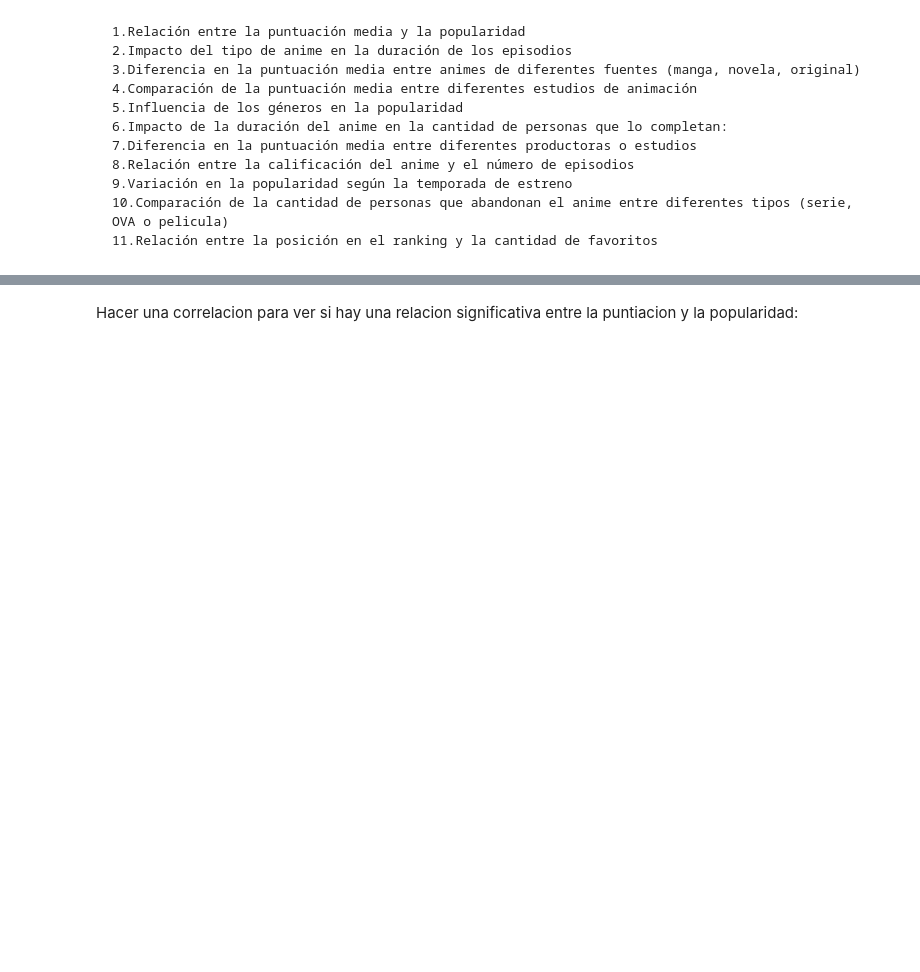
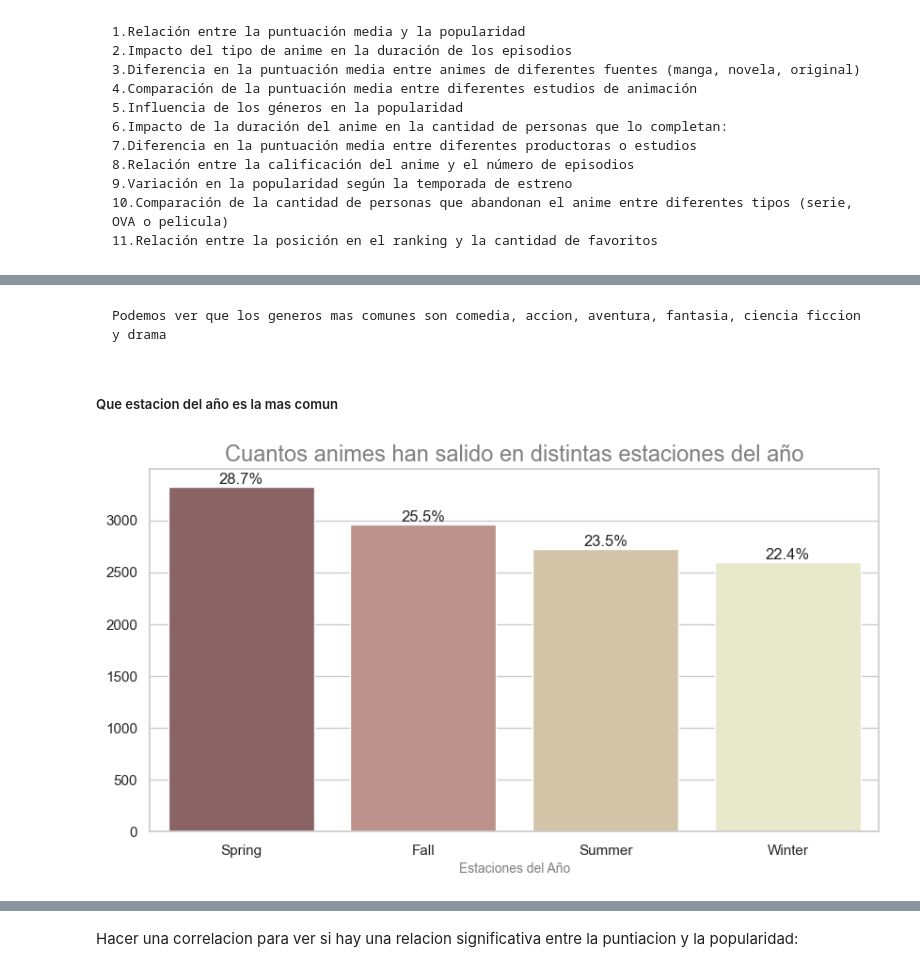
Before and after one commit to AmyGaarcia/DS_PT_09_2023, a Jupyter notebook: Data_Analysis/EDA/1-Definicion_EDA ANIME_no_terminado.ipynb, the cells around one changed output, grey strips where cells are left out. Drawn from its saved outputs; the diff is of its cells as text; code cells hidden in the pictures; blank space fills up the shorter version.

```diff
--- a/Data_Analysis/EDA/1-Definicion_EDA ANIME_no_terminado.ipynb
+++ b/Data_Analysis/EDA/1-Definicion_EDA ANIME_no_terminado.ipynb
@@ -456,15 +438,0 @@ array(['Spring', 'Fall', 'Summer', 'Winter', 'Unknown'], dtype=object)
-# %%
-season = anime_copia["Premiered"].value_counts()
-
-sns.set(style="whitegrid")
-plt.figure(figsize=(10, 5))
-sns.barplot(x=season.index, y=season.values, hue=season.index, palette="pastel")
-
-plt.title("Cuantos animes han salido en distintas estaciones del año", color = "Grey", fontsize = 17)
-plt.xlabel("Estaciones del Año", color = "Grey", fontsize = 10)
-
-# PONER EL RESULTADO ARRIBA DE CADA COLUMNA
-for i, value in enumerate(season.values):
-    plt.text(i, value + 0.1, str(value), ha="center", va="bottom")
-
-plt.show()
@@ -661,0 +628,24 @@ Index(['Name', 'Score', 'Genres', 'Type', 'Episodes', 'Month Aired',
+# %% [markdown]
+    Podemos ver que los generos mas comunes son comedia, accion, aventura, fantasia, ciencia ficcion y drama
+# %% [markdown]
+##### Que estacion del año es la mas comun
+# %%
+anime_copia = anime_copia[anime_copia["Premiered"] != "Unknown"]
+
+season = anime_copia["Premiered"].value_counts()
+
+sns.set(style="whitegrid")
+plt.figure(figsize=(10, 5))
+sns.barplot(x=season.index, y=season.values, hue=season.index, palette="pink")
+
+plt.title("Cuantos animes han salido en distintas estaciones del año", color = "Grey", fontsize = 17)
+plt.xlabel("Estaciones del Año", color = "Grey", fontsize = 10)
+
+# ES PARA PONER EL PORCENTAJE ARRIBA DE CADA COLUMNAA
+for i, value in enumerate(season.values):
+    porcentaje = (value / season.sum()) * 100
+    plt.text(i, value + 0.1, f"{porcentaje:.1f}%", ha="center", va="bottom")
+
+plt.show()
+# %% [output]
+[figure, added]
```
Also changed, not shown: parts of 39 cells of this notebook, 1 other file.
